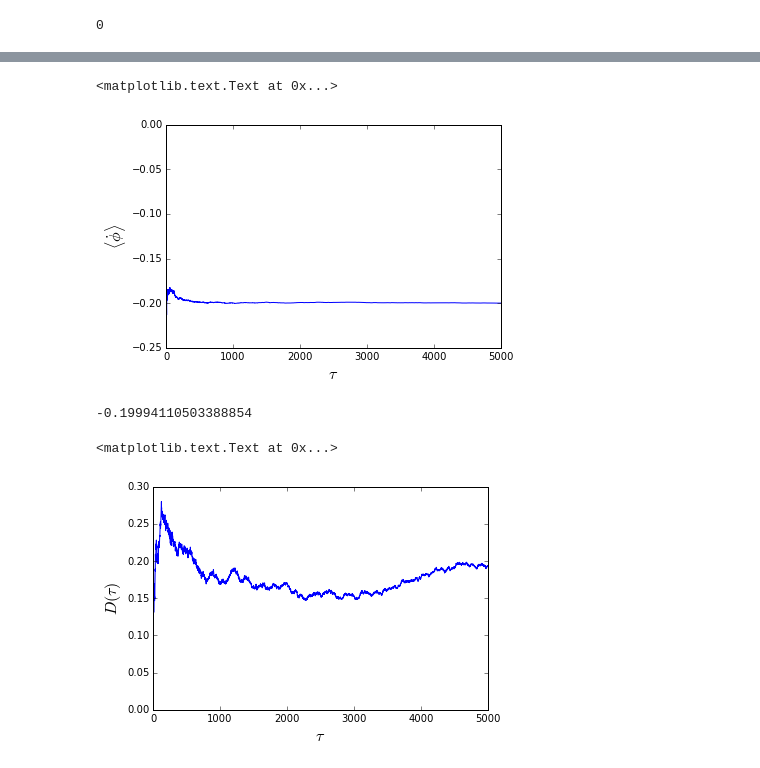
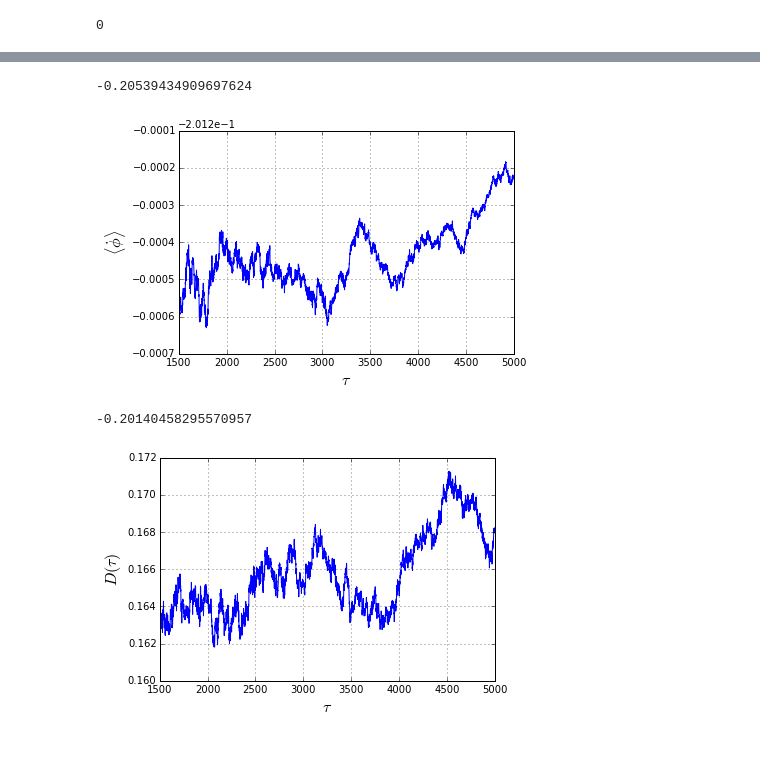
Before and after one commit to cvitanov/reducesymm, a Jupyter notebook: burak/2modes/Numerical estimates.ipynb, the cells around one changed output, grey strips where cells are left out. Cells and saved outputs as stored; diff of their text form; code cells hidden in the pictures.

```diff
--- a/burak/2modes/Numerical estimates.ipynb
+++ b/burak/2modes/Numerical estimates.ipynb
@@ -24,17 +24,21 @@ avgPhiOvert = np.divide(np.average(phiData, axis=0), tArray)
 avgPhiOvert[0] = 0
 # %%
 %matplotlib inline
+# %%
+phiData[0, -1]/5000
+# %% [output]
+-0.20539434909697624
 # %%
-plot(tArray, avgPhiOvert)
+plot(tArray[15000:], avgPhiOvert[15000:])
 xlabel('$\\tau$', fontsize=16)
 ylabel('$\\langle \dot{\phi} \\rangle$', fontsize=16)
+grid('on')
 # %% [output]
-<matplotlib.text.Text at 0x...>
-[figure, old version]
+[figure, new version]
 # %%
-avgPhiOvert[-1]
+avgPhiOvert[-1000]
 # %% [output]
--0.19994110503388854
+-0.20140458295570957
 # %%
 varPhiOvert = np.divide(np.var(phiData, axis=0), tArray)
 varPhiOvert[0] = 0
@@ -41,10 +47,10 @@ varPhiOvert[0] = 0
 # %%
-plot(tArray, varPhiOvert/2)
+plot(tArray[15000:], varPhiOvert[15000:]/2)
 xlabel('$\\tau$', fontsize=16)
 ylabel('$D(\\tau)$', fontsize=16)
+grid('on')
 # %% [output]
-<matplotlib.text.Text at 0x...>
-[figure, old version]
+[figure, new version]
 # %%
 varPhiOvert[-1]/2
 # %% [output]
```
Also changed, not shown: parts of 3 cells of this notebook, 5 other files.
